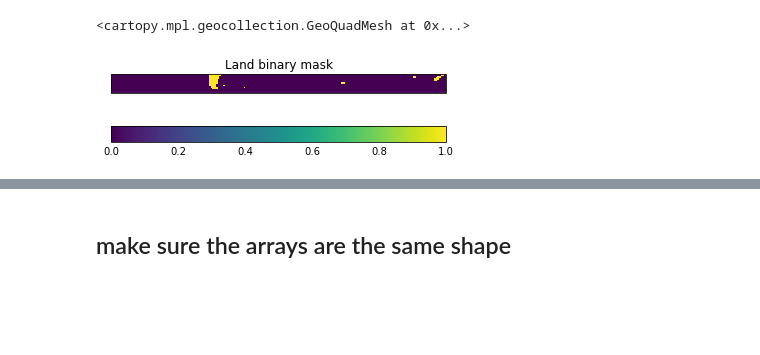
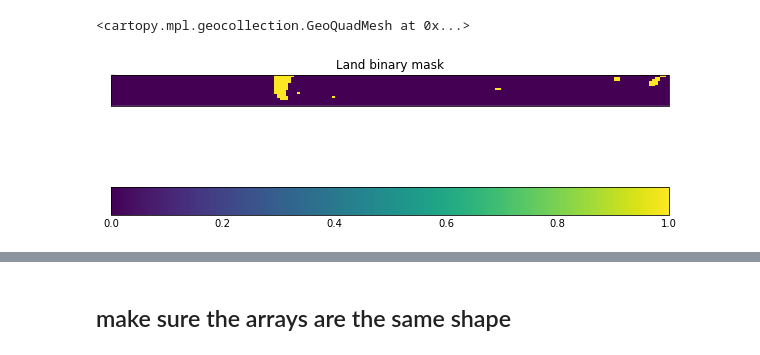
Before and after one commit to jonnyhtw/scripts, a Jupyter notebook: jupyter/abhi.ipynb, the cells around one changed output, grey strips where cells are left out. Cells and saved outputs as stored; diff of their text form; code cells hidden in the pictures; blank space fills up the shorter version.

```diff
--- a/jupyter/abhi.ipynb
+++ b/jupyter/abhi.ipynb
@@ -28,5 +33,7 @@ intersection(latitude = [-60,-40])
 # %%
+fig = plt.figure(figsize=[10,10])
+
 qplt.pcolormesh(mask)
 # %% [output]
 <cartopy.mpl.geocollection.GeoQuadMesh at 0x...>
-[figure, old version]
+[figure, new version]
```
Also changed, not shown: parts of 27 cells of this notebook, 1 other file.
